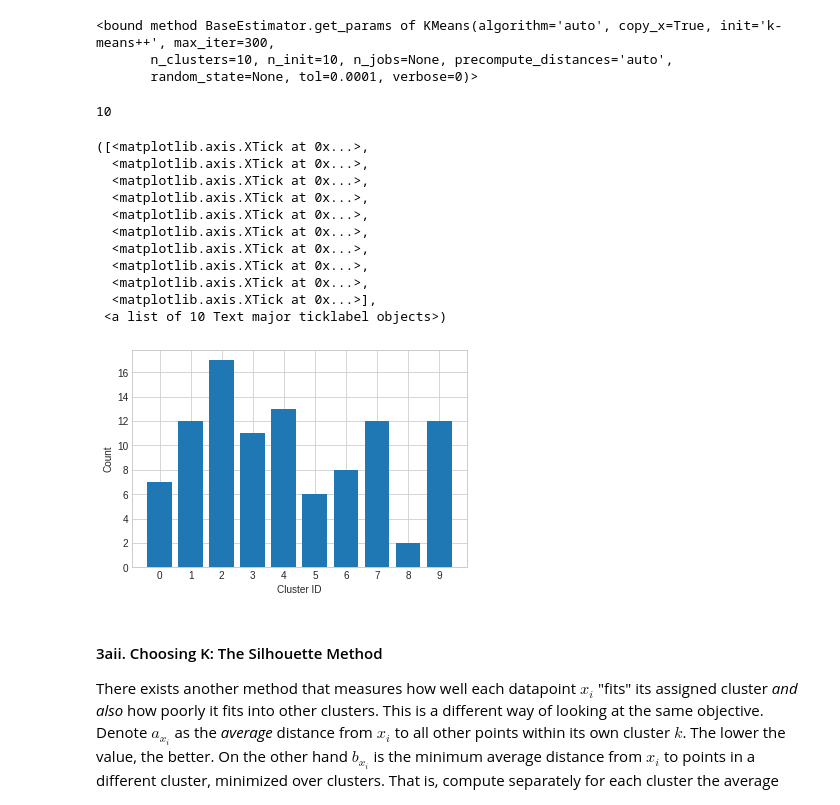
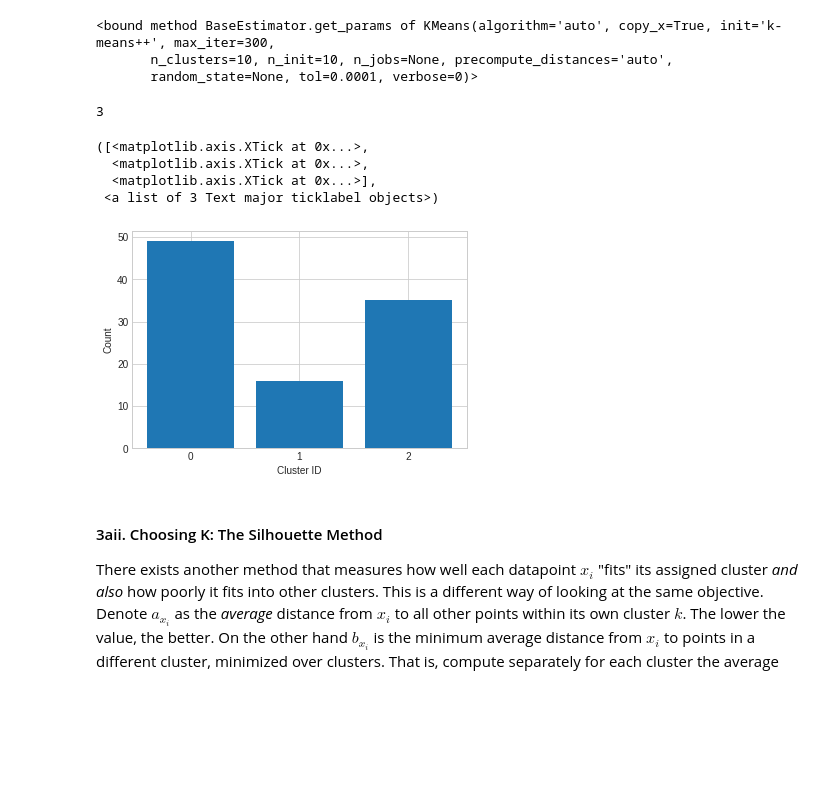
Before and after one commit to villafue/Machine_Learning_Notes, a Jupyter notebook: Unsupervised Learning/Principal Components Analysis/Clustering Case Study - Customer Segmentation with K-Means - Tier 3.ipynb, the cells around one changed output. Drawn from its saved outputs; the diff is of its cells as text; code cells hidden in the pictures; blank space fills up the shorter version.

```diff
--- a/Unsupervised Learning/Principal Components Analysis/Clustering Case Study - Customer Segmentation with K-Means - Tier 3.ipynb
+++ b/Unsupervised Learning/Principal Components Analysis/Clustering Case Study - Customer Segmentation with K-Means - Tier 3.ipynb
@@ -233,32 +233,25 @@ best_K
 # %%
 # Your turn.
 # What is the best K? Fill in the assignment below appropriately
-best_K = 10
+best_K = 3
 assignments_best_K = assignments[str(best_K)]
 counts = np.bincount(assignments_best_K)
 print(len(counts))
 
 # Call bar() on plt, with parameters range(best_K), counts, and align = 'center'
 plt.bar(range(best_K), counts, align = 'center')
 
 # Label the axes
 plt.xlabel("Cluster ID")
 plt.ylabel("Count")
 plt.xticks(range(best_K))
 # %% [output]
-10
+3
 ([<matplotlib.axis.XTick at 0x...>,
   <matplotlib.axis.XTick at 0x...>,
-  <matplotlib.axis.XTick at 0x...>,
-  <matplotlib.axis.XTick at 0x...>,
-  <matplotlib.axis.XTick at 0x...>,
-  <matplotlib.axis.XTick at 0x...>,
-  <matplotlib.axis.XTick at 0x...>,
-  <matplotlib.axis.XTick at 0x...>,
-  <matplotlib.axis.XTick at 0x...>,
   <matplotlib.axis.XTick at 0x...>],
- <a list of 10 Text major ticklabel objects>)
+ <a list of 3 Text major ticklabel objects>)
-[figure, old version]
+[figure, new version]
 # %% [markdown]
 #### 3aii. Choosing K: The Silhouette Method
 
```
Also changed, not shown: parts of 7 cells of this notebook.
